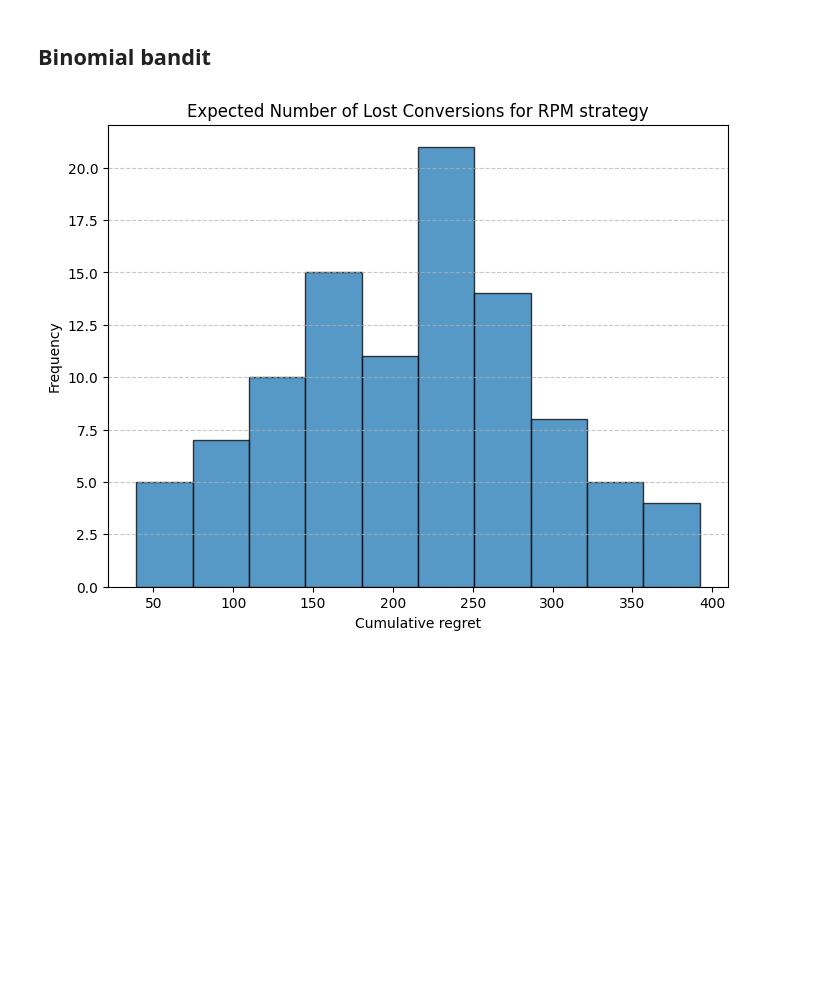
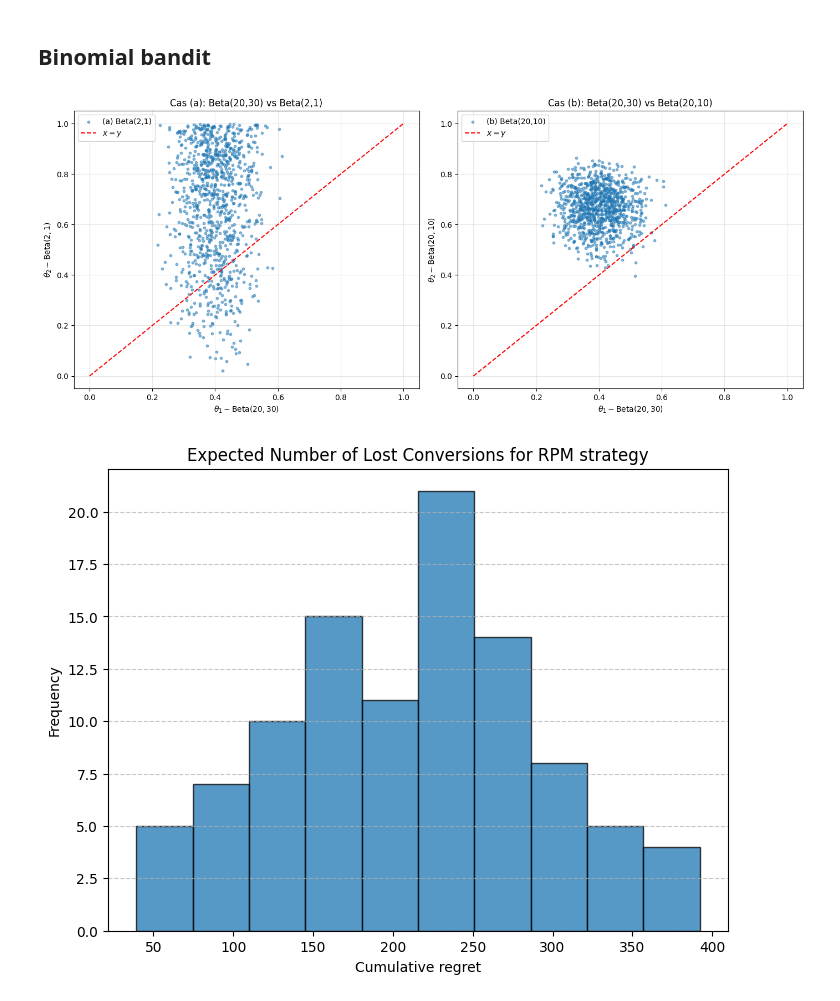
Before and after one commit to mchabrol/Bayesian-Statistics-, a Jupyter notebook: RPM.ipynb, the cells around one changed output. Saved outputs shown, nothing was run; the diff lists cells and outputs as text; code cells hidden in the pictures; blank space fills up the shorter version.

Commit message:
add Figure 1

```diff
--- a/RPM.ipynb
+++ b/RPM.ipynb
@@ -16,6 +16,52 @@ def I(a,theta):
     if theta[a]== max(theta):
         return 1
     return 0
+# %%
+import numpy as np
+import matplotlib.pyplot as plt
+from scipy.stats import beta
+
+# Définir les paramètres des distributions bêta
+alpha1, beta1 = 20, 30  # Premier bras (constant)
+alpha2_a, beta2_a = 2, 1  # Deuxième bras, cas (a)
+alpha2_b, beta2_b = 20, 10  # Deuxième bras, cas (b)
+
+# Nombre de tirages
+n_samples = 1000
+
+# Tirages indépendants pour les deux cas
+theta1_samples = beta.rvs(alpha1, beta1, size=n_samples)
+theta2_a_samples = beta.rvs(alpha2_a, beta2_a, size=n_samples)
+theta2_b_samples = beta.rvs(alpha2_b, beta2_b, size=n_samples)
+
+
+# Tracer les graphiques avec la diagonale x = y
+plt.figure(figsize=(14, 6))
+
+# Cas (a)
+plt.subplot(1, 2, 1)
+plt.scatter(theta1_samples, theta2_a_samples, alpha=0.5, s=10, label="(a) Beta(2,1)")
+plt.plot([0, 1], [0, 1], color='red', linestyle='--', label=r"$x = y$")  # Tracer x = y
+plt.title("Cas (a): Beta(20,30) vs Beta(2,1)")
+plt.xlabel(r"$\theta_1 \sim \mathrm{Beta}(20,30)$")
+plt.ylabel(r"$\theta_2 \sim \mathrm{Beta}(2,1)$")
+plt.grid(alpha=0.3)
+plt.legend()
+
+# Cas (b)
+plt.subplot(1, 2, 2)
+plt.scatter(theta1_samples, theta2_b_samples, alpha=0.5, s=10, label="(b) Beta(20,10)")
+plt.plot([0, 1], [0, 1], color='red', linestyle='--', label=r"$x = y$")  # Tracer x = y
+plt.title("Cas (b): Beta(20,30) vs Beta(20,10)")
+plt.xlabel(r"$\theta_1 \sim \mathrm{Beta}(20,30)$")
+plt.ylabel(r"$\theta_2 \sim \mathrm{Beta}(20,10)$")
+plt.grid(alpha=0.3)
+plt.legend()
+
+plt.tight_layout()
+plt.show()
+# %% [output]
+[figure, added]
 # %%
 # Python code for computing Equation (11) by quadrature.
 #NOT WORKING AT THIS TIME
```
Also changed, not shown: parts of 1 cell of this notebook.
